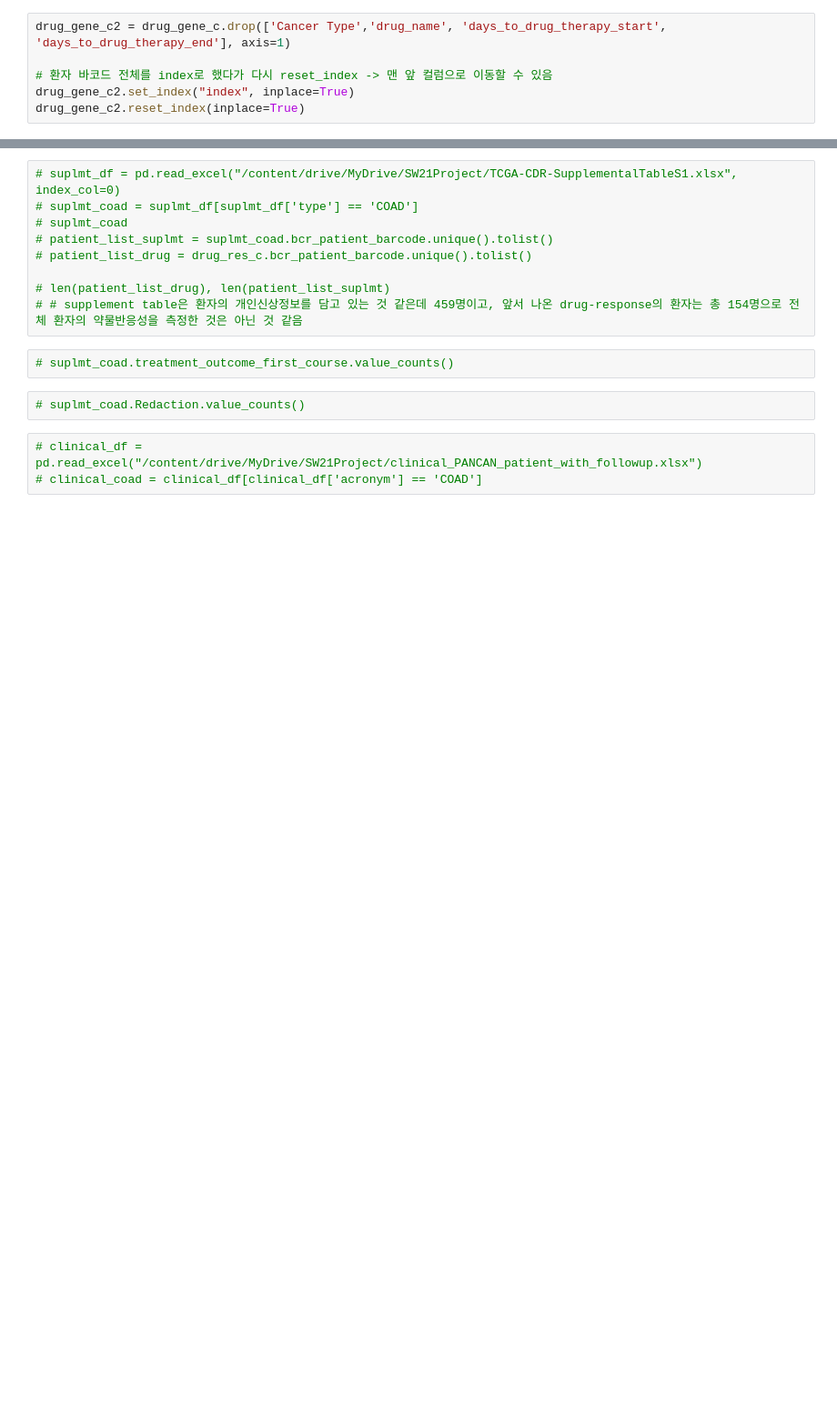
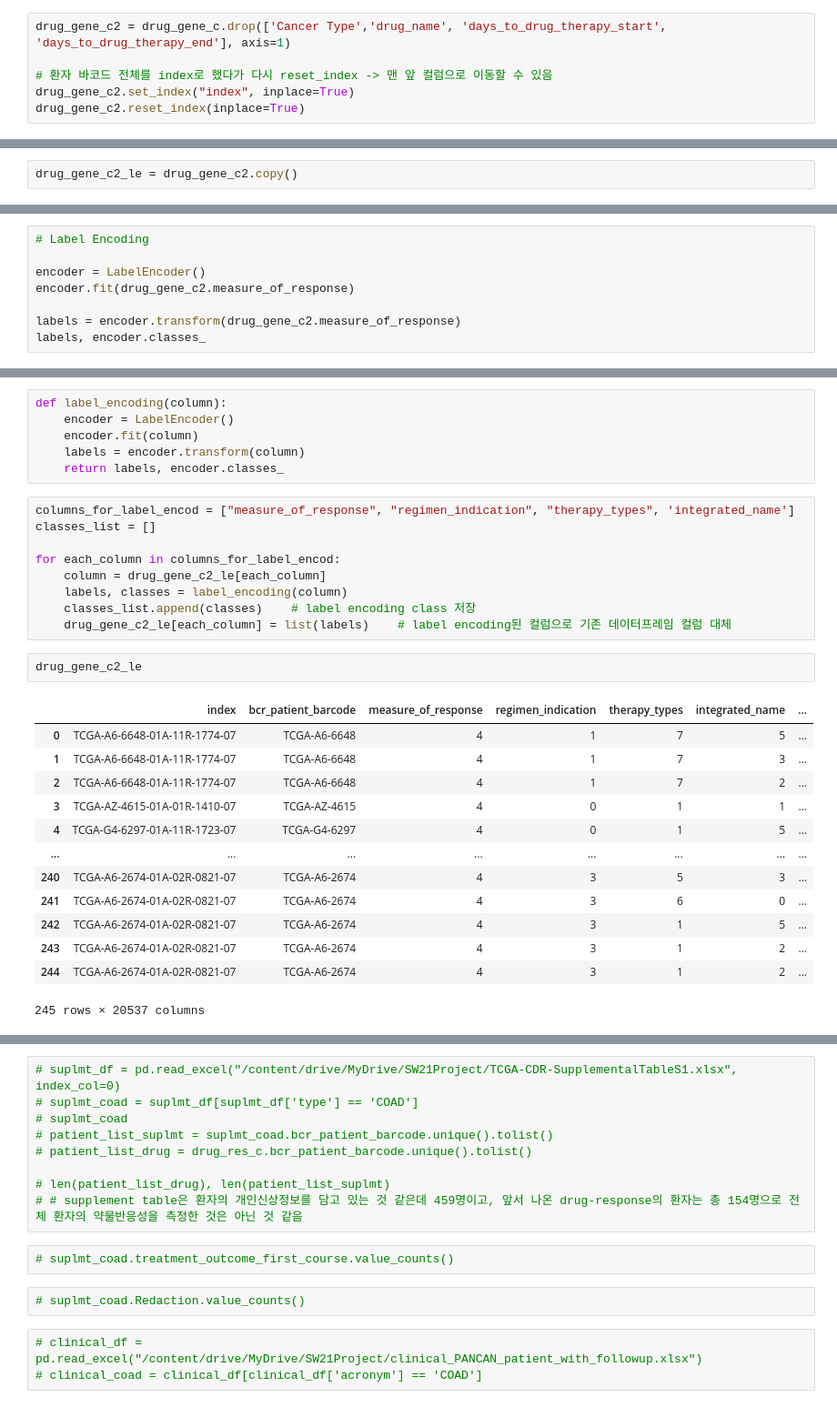
Before and after one commit to Dohyeon0224/SwUniv_CancerGene_Analysis, a Jupyter notebook: Colab_Notebook/Suho/TCGA_durg_res,_gene_exp_SUHO.ipynb, the cells around one changed output, grey strips where cells are left out. Shown at 91% size. Cells and saved outputs as stored; diff of their text form; blank space fills up the shorter version.

```diff
--- a/Colab_Notebook/Suho/TCGA_durg_res,_gene_exp_SUHO.ipynb
+++ b/Colab_Notebook/Suho/TCGA_durg_res,_gene_exp_SUHO.ipynb
@@ -605,0 +588,2 @@ drug_gene_c2_na_check
+# %%
+drug_gene_c2_le = drug_gene_c2.copy()
@@ -605,0 +592,8 @@ drug_gene_c2_na_check
+# %%
+# Label Encoding
+
+encoder = LabelEncoder()
+encoder.fit(drug_gene_c2.measure_of_response)
+
+labels = encoder.transform(drug_gene_c2.measure_of_response)
+labels, encoder.classes_
@@ -605,0 +614,31 @@ drug_gene_c2_na_check
+# %%
+def label_encoding(column):
+    encoder = LabelEncoder()
+    encoder.fit(column)
+    labels = encoder.transform(column)
+    return labels, encoder.classes_
+# %%
+columns_for_label_encod = ["measure_of_response", "regimen_indication", "therapy_types", 'integrated_name']
+classes_list = []
+
+for each_column in columns_for_label_encod:
+    column = drug_gene_c2_le[each_column]
+    labels, classes = label_encoding(column)
+    classes_list.append(classes)    # label encoding class 저장
+    drug_gene_c2_le[each_column] = list(labels)    # label encoding된 컬럼으로 기존 데이터프레임 컬럼 대체
+# %%
+drug_gene_c2_le
+# %% [output]
+|  | index | bcr_patient_barcode | measure_of_response | regimen_indication | therapy_types | integrated_name | ... |
+| 0 | TCGA-A6-6648-01A-11R-1774-07 | TCGA-A6-6648 | 4 | 1 | 7 | 5 | ... |
+| 1 | TCGA-A6-6648-01A-11R-1774-07 | TCGA-A6-6648 | 4 | 1 | 7 | 3 | ... |
+| 2 | TCGA-A6-6648-01A-11R-1774-07 | TCGA-A6-6648 | 4 | 1 | 7 | 2 | ... |
+| 3 | TCGA-AZ-4615-01A-01R-1410-07 | TCGA-AZ-4615 | 4 | 0 | 1 | 1 | ... |
+| 4 | TCGA-G4-6297-01A-11R-1723-07 | TCGA-G4-6297 | 4 | 0 | 1 | 5 | ... |
+| ... | ... | ... | ... | ... | ... | ... | ... |
+| 240 | TCGA-A6-2674-01A-02R-0821-07 | TCGA-A6-2674 | 4 | 3 | 5 | 3 | ... |
+| 241 | TCGA-A6-2674-01A-02R-0821-07 | TCGA-A6-2674 | 4 | 3 | 6 | 0 | ... |
+| 242 | TCGA-A6-2674-01A-02R-0821-07 | TCGA-A6-2674 | 4 | 3 | 1 | 5 | ... |
+| 243 | TCGA-A6-2674-01A-02R-0821-07 | TCGA-A6-2674 | 4 | 3 | 1 | 2 | ... |
+| 244 | TCGA-A6-2674-01A-02R-0821-07 | TCGA-A6-2674 | 4 | 3 | 1 | 2 | ... |
+245 rows × 20537 columns
```
Also changed, not shown: parts of 25 cells of this notebook.
